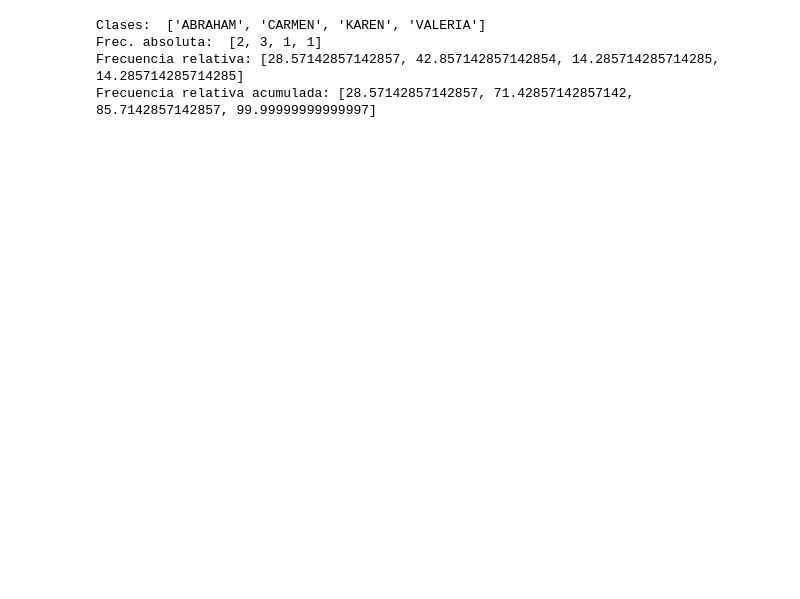
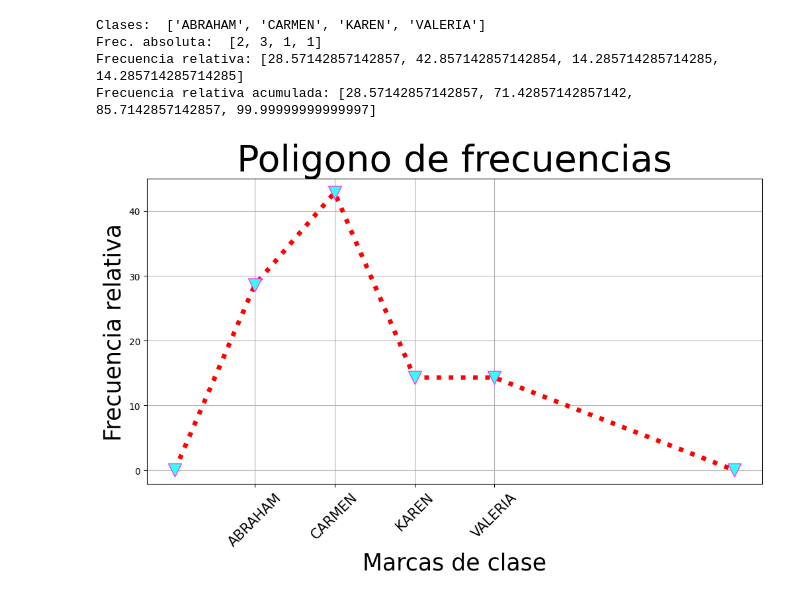
Before and after one commit to imac17itsoeh/Funciones, a Jupyter notebook: letras.ipynb, the cells around one changed output. Cells and saved outputs as stored; diff of their text form; code cells hidden in the pictures; blank space fills up the shorter version.

Commit message:
Parte 2: se subieron los graficos
Signed-off-by: Abraham Calva <230110637@itsoeh.edu.mx>

```diff
--- a/letras.ipynb
+++ b/letras.ipynb
@@ -24,3 +25,32 @@ Clases:  ['ABRAHAM', 'CARMEN', 'KAREN', 'VALERIA']
 Frec. absoluta:  [2, 3, 1, 1]
 Frecuencia relativa: [28.57142857142857, 42.857142857142854, 14.285714285714285, 14.285714285714285]
 Frecuencia relativa acumulada: [28.57142857142857, 71.42857142857142, 85.7142857142857, 99.99999999999997]
+# %%
+plt.figure(figsize = (12, 6)) # (ancho, alto) del grafico
+frecuencia = frecuencia_relativa # Datos del eje y
+marcas_clase = [1, 2, 3, 4] # Datos del eje x
+
+
+# Ajuste a las listas para generar el poligono de frecuencias
+datos_x = [0] + marcas_clase + [7]
+datos_y = [0] + frecuencia + [0]
+
+#leyendas para las marcas de clase
+marcas_textos = clases_sorted
+
+# Poligono de frecuencias con:
+# - Estilo de linea punteado (lenestyle ":"). https://matplotlib.org/stable/gallery/lines_bars_and_markers/linestyles.html
+# - Marcador con forma triangular (marker = "v"). https://matplotlib.org/stable/api/markers_api.html
+
+plt.plot(datos_x , datos_y,
+        linewidth = 5, color = "r", linestyle = ":",
+        marker = "v", markersize = 15, markeredgecolor = "#FF33F9", markerfacecolor = "#33FFF3")
+
+plt.xticks(marcas_clase , marcas_textos, fontsize = 15, rotation = 45) # Cambio de las marcas del eje x de numeros a texto
+plt.xlabel("Marcas de clase", fontsize = 25) # Etiqueta del eje x
+plt.ylabel("Frecuencia relativa", fontsize = 25) # Etiqueta del eje y
+plt.title("Poligono de frecuencias", fontsize = 40) # Titulo
+plt.grid() # Se activa la cuadricula
+plt.show() # Se muestra el grafico en pantalla
+# %% [output]
+[figure, added]
```
Also changed, not shown: parts of 5 cells of this notebook.
